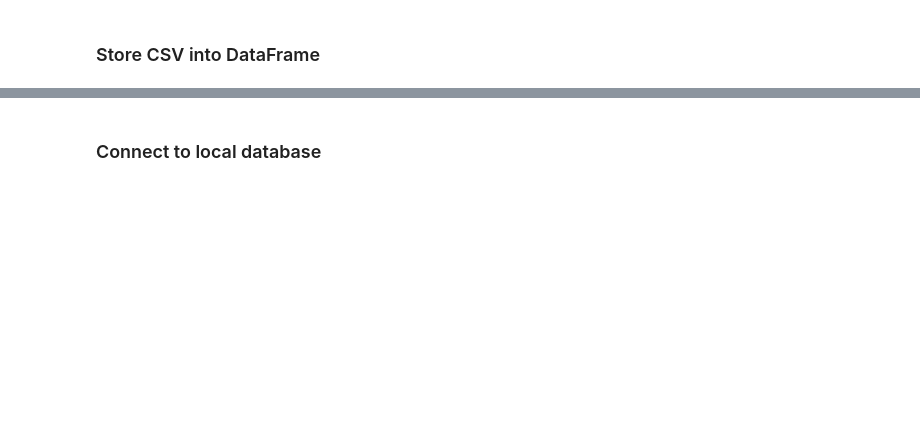
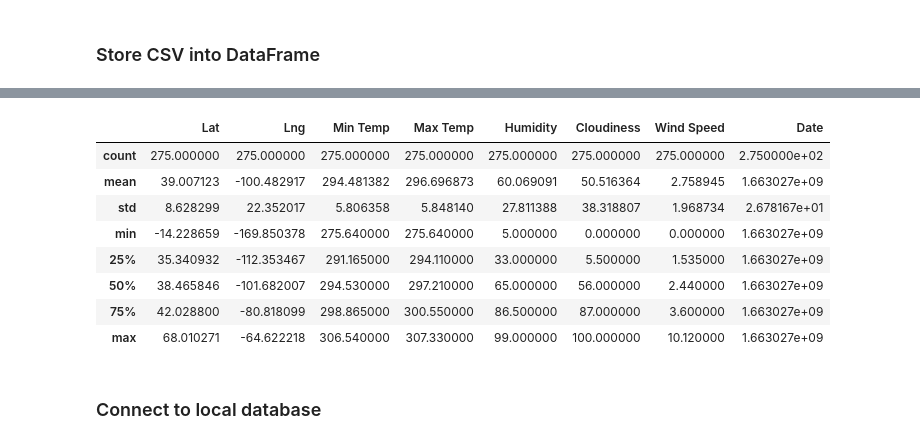
Before and after one commit to prathibha02/Project-2-parks_database, a Jupyter notebook: data_etl_cwm project_2.ipynb, the cells around one changed output, grey strips where cells are left out. Saved outputs shown, nothing was run; the diff lists cells and outputs as text; code cells hidden in the pictures; blank space fills up the shorter version.

```diff
--- a/data_etl_cwm project_2.ipynb
+++ b/data_etl_cwm project_2.ipynb
@@ -79,3 +50,16 @@ weather_data_df.head(1)
+# %%
+# weather_data_df.head(1)
+weather_data_df.describe()
+# %% [output]
+|  | Lat | Lng | Min Temp | Max Temp | Humidity | Cloudiness | Wind Speed | Date |
+| count | 275.000000 | 275.000000 | 275.000000 | 275.000000 | 275.000000 | 275.000000 | 275.000000 | 2.750000e+02 |
+| mean | 39.007123 | -100.482917 | 294.481382 | 296.696873 | 60.069091 | 50.516364 | 2.758945 | 1.663027e+09 |
+| std | 8.628299 | 22.352017 | 5.806358 | 5.848140 | 27.811388 | 38.318807 | 1.968734 | 2.678167e+01 |
+| min | -14.228659 | -169.850378 | 275.640000 | 275.640000 | 5.000000 | 0.000000 | 0.000000 | 1.663027e+09 |
+| 25% | 35.340932 | -112.353467 | 291.165000 | 294.110000 | 33.000000 | 5.500000 | 1.535000 | 1.663027e+09 |
+| 50% | 38.465846 | -101.682007 | 294.530000 | 297.210000 | 65.000000 | 56.000000 | 2.440000 | 1.663027e+09 |
+| 75% | 42.028800 | -80.818099 | 298.865000 | 300.550000 | 86.500000 | 87.000000 | 3.600000 | 1.663027e+09 |
+| max | 68.010271 | -64.622218 | 306.540000 | 307.330000 | 99.000000 | 100.000000 | 10.120000 | 1.663027e+09 |
 # %% [markdown]
 ### Connect to local database
 # %%
```
Also changed, not shown: parts of 33 cells of this notebook.
